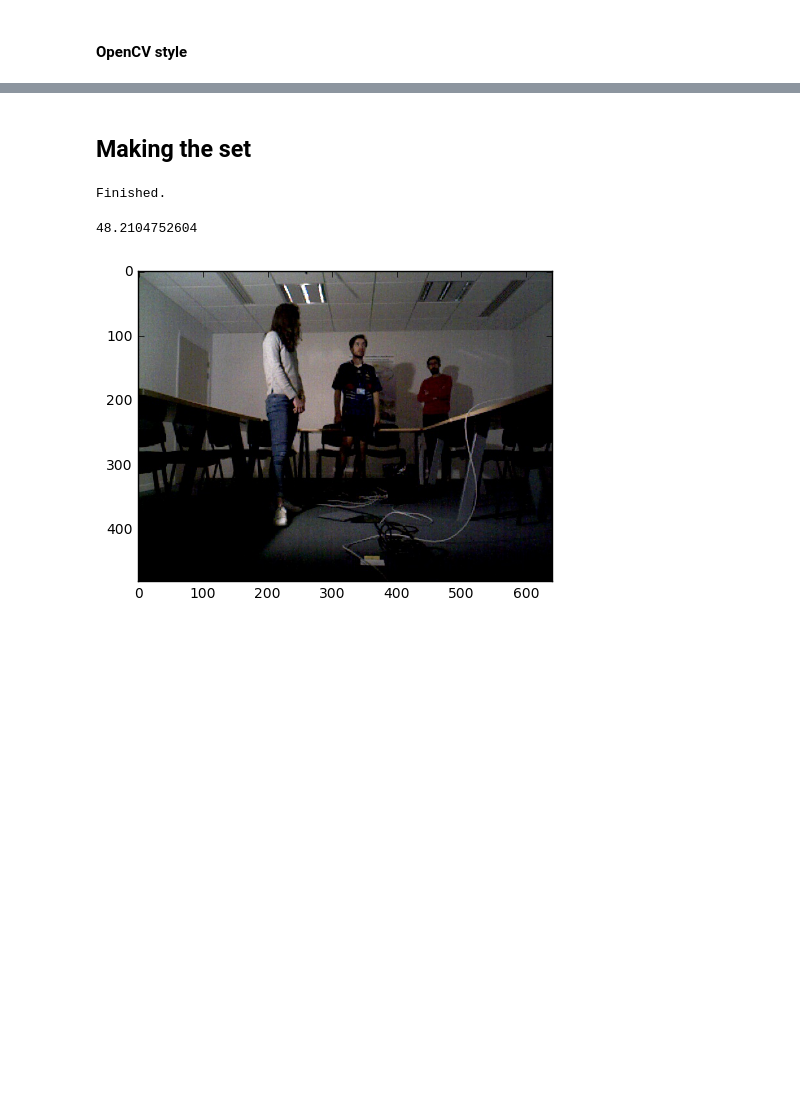
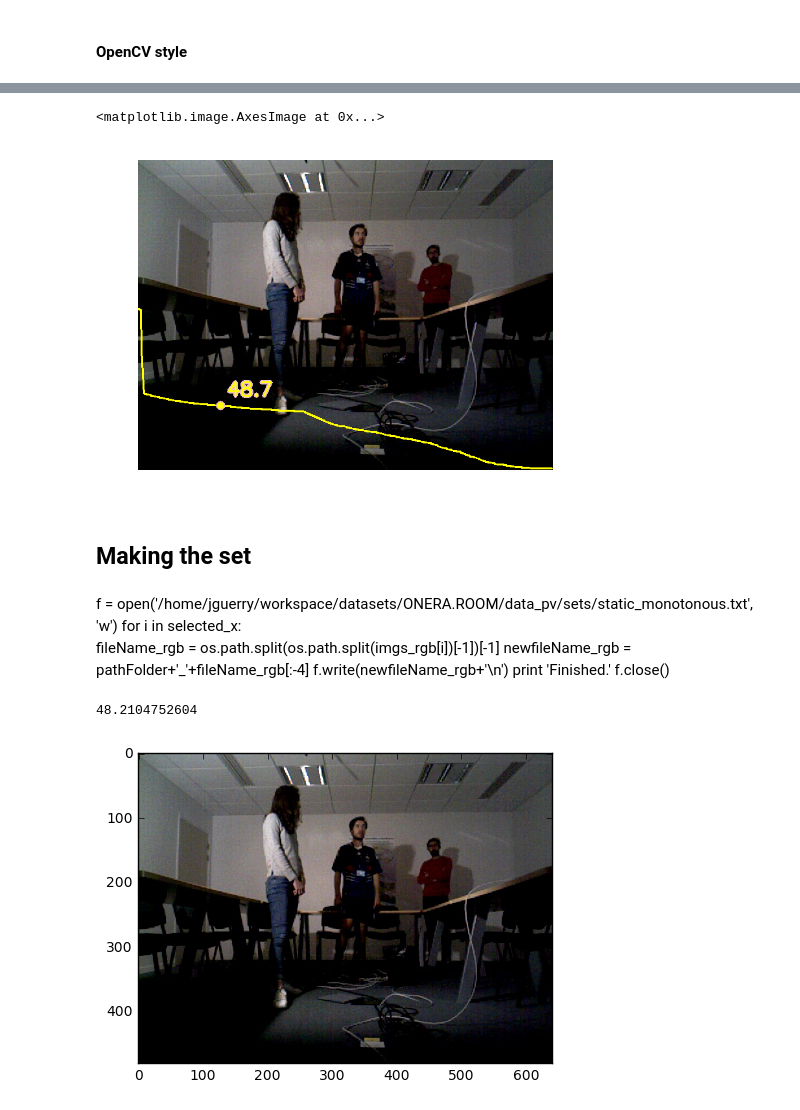
Before and after one commit to jorisgu/faster_rcnn_pytorch, a Jupyter notebook: ONERA.ROOM set static.ipynb, the cells around one changed output, grey strips where cells are left out. Saved outputs shown, nothing was run; the diff lists cells and outputs as text; code cells hidden in the pictures; blank space fills up the shorter version.

Commit message:
commiting jupyter nb : oneraroom set static ok

```diff
--- a/ONERA.ROOM set static.ipynb
+++ b/ONERA.ROOM set static.ipynb
@@ -205,3 +197 @@ color_cp=(int(255*0.80),int(255*0.73),int(255*0.94)) #Cameo Pink	#EFBBCC	94%	73%
-# %%
-ratio=0.00
 # %%
@@ -261,15 +242,36 @@ plt.imshow(cv2.cvtColor(im, cv2.COLOR_BGR2RGB))
+# %%
+ratio=0.2
+
+indice=int(ratio*len(selected_x))
+
+path_img = imgs_rgb[selected_x[indice]]
+mean_img = means[selected_x[indice],0]
+im = cv2.imread(path_img)
+
+
+# path_img = imgs_depth[selected_x[indice]]
+# im_gray = cv2.imread(path_img)
+# im = cv2.applyColorMap(im_gray, cv2.COLORMAP_OCEAN)
+
+
+im = add_curve(im,ratio)
+# im = rgbWithCurve(indice)
+fig, ax = plt.subplots()
+plt.axis('off')
+plt.imshow(cv2.cvtColor(im, cv2.COLOR_BGR2RGB))
+# %% [output]
+<matplotlib.image.AxesImage at 0x...>
+[figure, added]
 # %% [markdown]
 ## Making the set
-# %%
-f = open('/home/jguerry/workspace/datasets/ONERA.ROOM/data_pv/sets/static_monotonous.txt', 'w')
-for i in selected_x:
-    fileName_rgb = os.path.split(os.path.split(imgs_rgb[i])[-1])[-1]
-    newfileName_rgb = pathFolder+'_'+fileName_rgb[:-4]
-    f.write(newfileName_rgb+'\n')
-print 'Finished.'
-f.close()
-# %% [output]
-Finished.
+# %% [markdown]
+f = open('/home/jguerry/workspace/datasets/ONERA.ROOM/data_pv/sets/static_monotonous.txt', 'w')
+for i in selected_x:
+    fileName_rgb = os.path.split(os.path.split(imgs_rgb[i])[-1])[-1]
+    newfileName_rgb = pathFolder+'_'+fileName_rgb[:-4]
+    f.write(newfileName_rgb+'\n')
+print 'Finished.'
+f.close()
 # %%
 img=cv2.imread(imgs_rgb[selected_x[100]])
 plt.imshow(cv2.cvtColor(img, cv2.COLOR_BGR2RGB))
```
Also changed, not shown: parts of 31 cells of this notebook, 2 other files.
